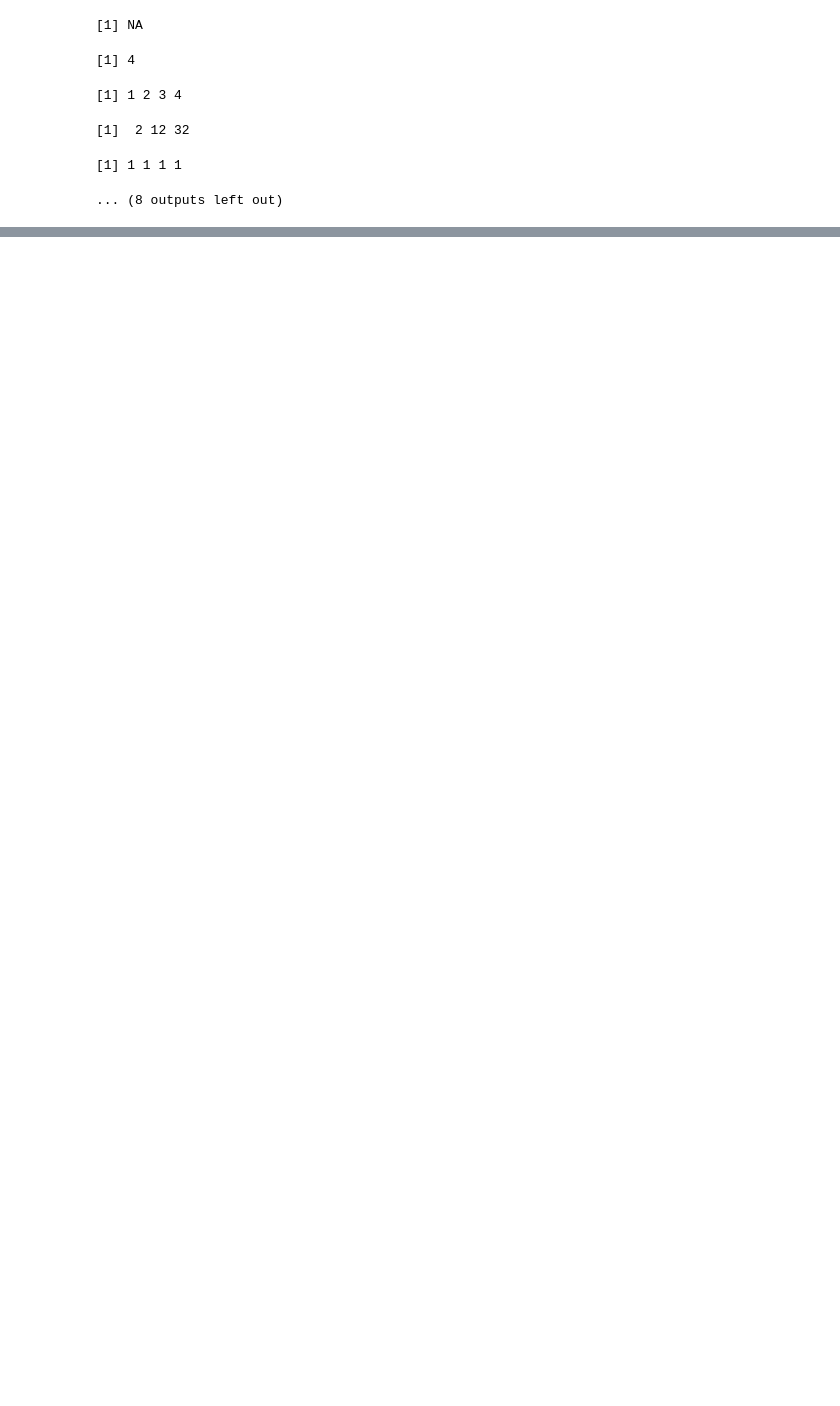
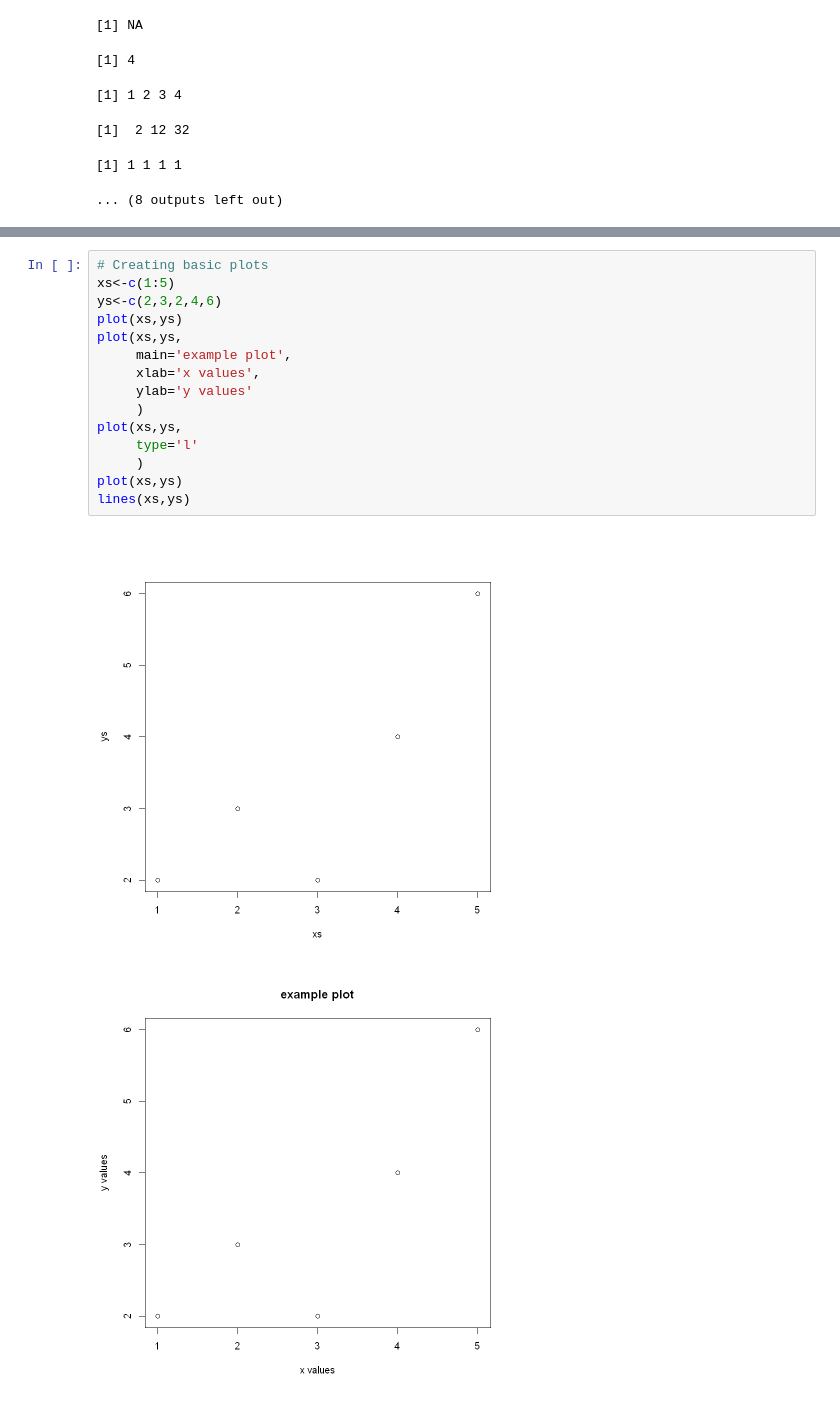
Before and after one commit to MemoryFactory/jupyter_basic, a Jupyter notebook: R_exercises.ipynb, the cells around one changed output, grey strips where cells are left out. Cells and saved outputs as stored; diff of their text form; blank space fills up the shorter version.

```diff
--- a/R_exercises.ipynb
+++ b/R_exercises.ipynb
@@ -189,0 +245,18 @@ ifelse(x<3,'small','big')
+# %%
+# Creating basic plots
+xs<-c(1:5)
+ys<-c(2,3,2,4,6)
+plot(xs,ys)
+plot(xs,ys,
+     main='example plot',
+     xlab='x values',
+     ylab='y values'
+     )
+plot(xs,ys,
+     type='l'
+     )
+plot(xs,ys)
+lines(xs,ys)
+# %% [output]
+[figure, added]
+[figure, added]
```
Also changed, not shown: parts of 4 cells of this notebook.
